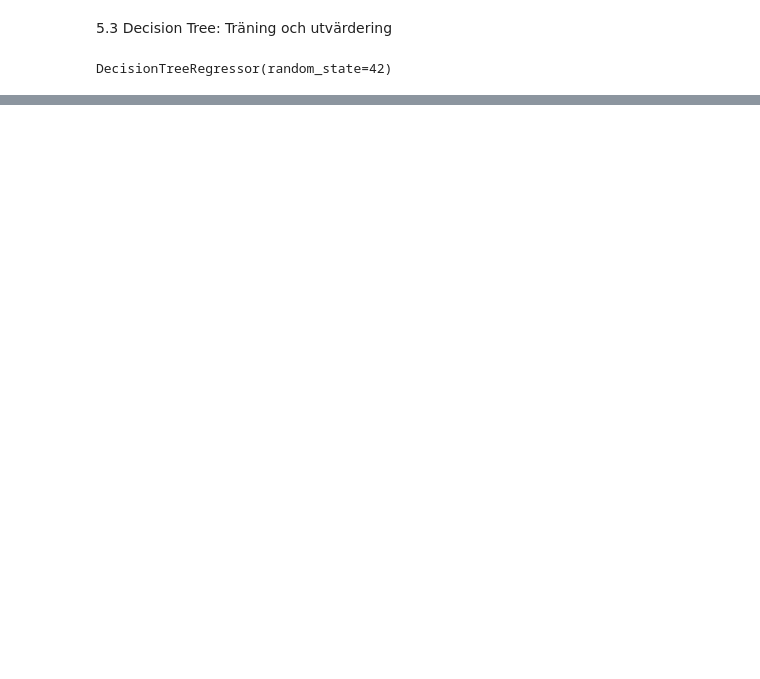
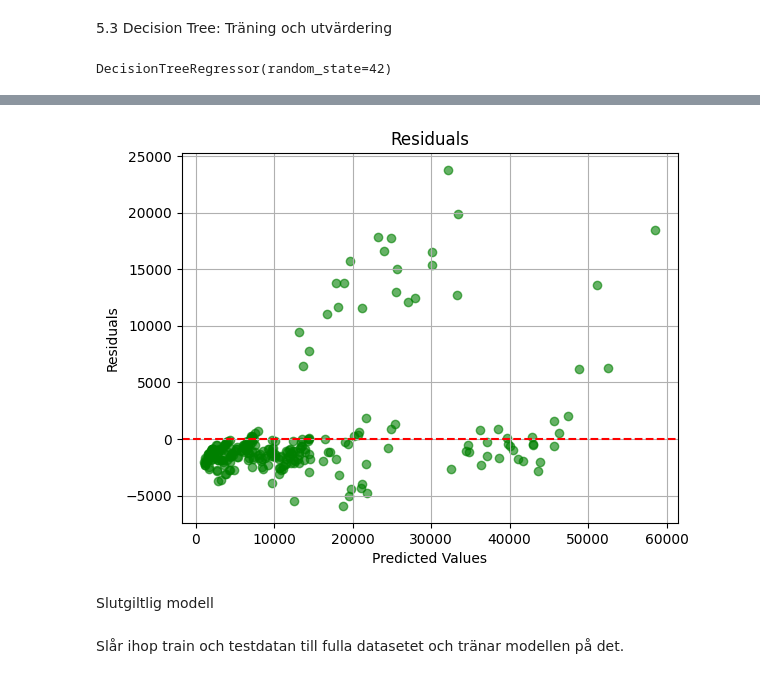
Before and after one commit to Genc98/kunskapskontroll_ai, a Jupyter notebook: machine_learning_project.ipynb, the cells around one changed output, grey strips where cells are left out. Cells and saved outputs as stored; diff of their text form; code cells hidden in the pictures; blank space fills up the shorter version.

```diff
--- a/machine_learning_project.ipynb
+++ b/machine_learning_project.ipynb
@@ -456,0 +477,15 @@ rmse:  -6393.700409167886
+# %%
+residuals = y_test - y_pred
+plt.scatter(y_test, residuals, alpha=0.6, color='green')
+plt.axhline(0, color='red', linestyle='--')
+plt.title('Residuals')
+plt.xlabel('Predicted Values')
+plt.ylabel('Residuals')
+plt.grid()
+plt.show()
+# %% [output]
+[figure, added]
+# %% [markdown]
+Slutgiltlig modell
+# %% [markdown]
+Slår ihop train och testdatan till fulla datasetet och tränar modellen på det.
```
Also changed, not shown: parts of 32 cells of this notebook.
